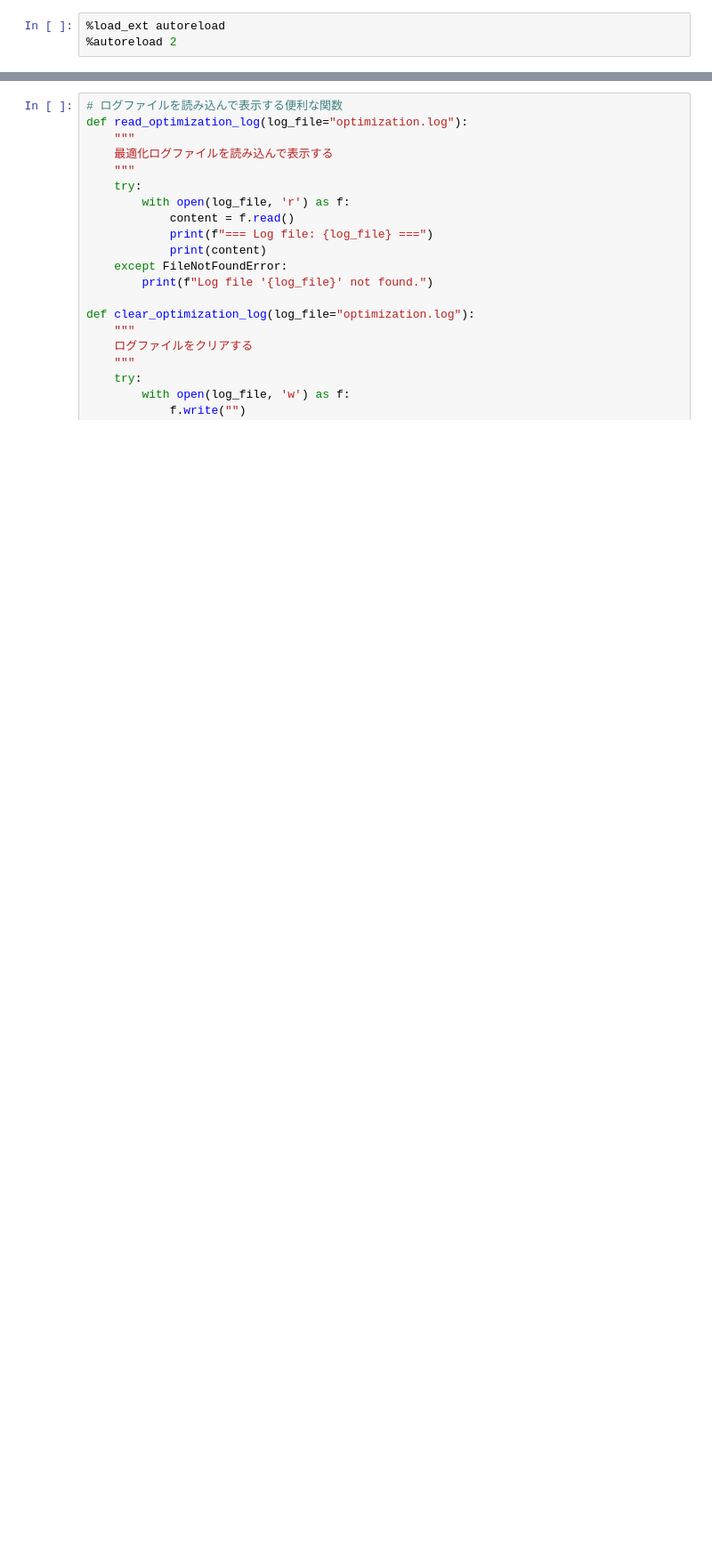
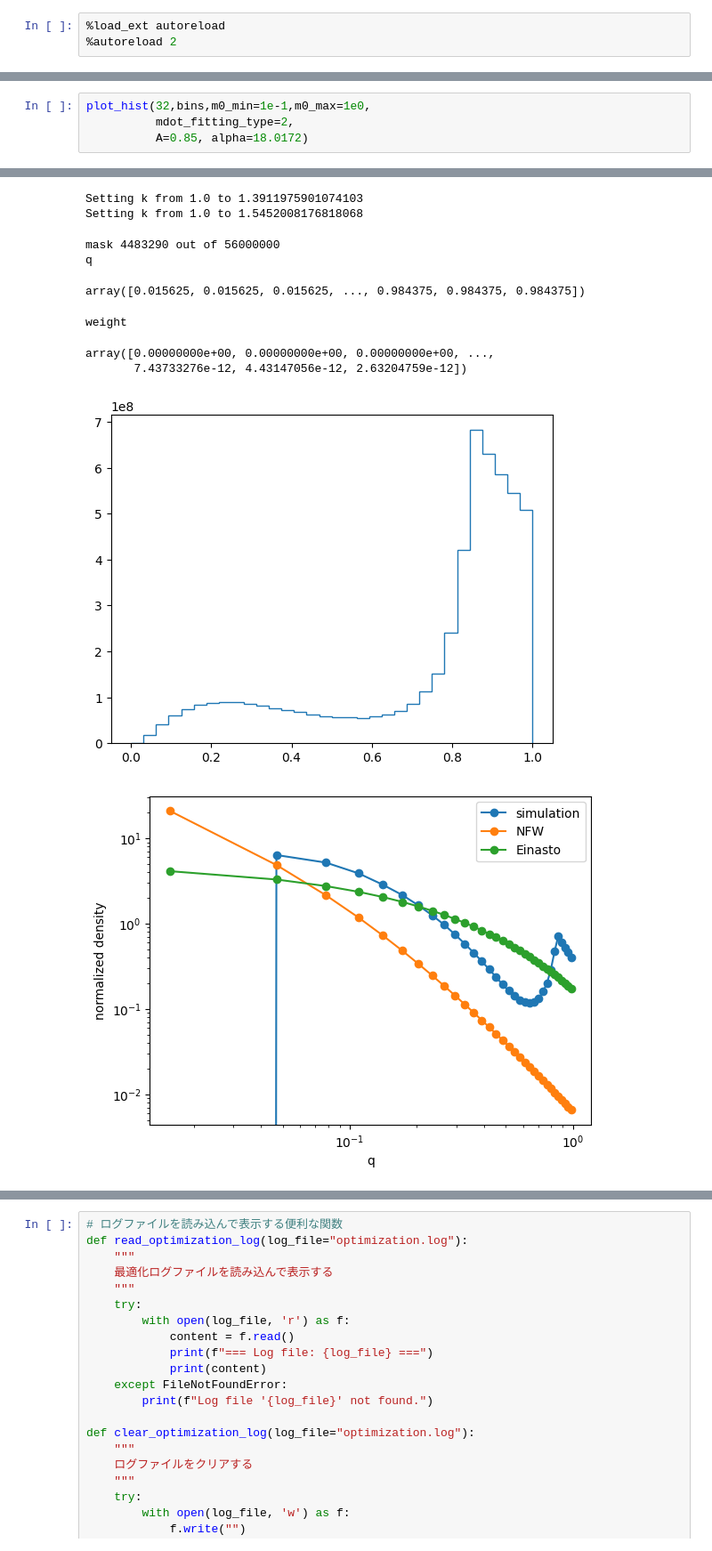
Before and after one commit to gomeshun/sashimi-c, a Jupyter notebook: dev_r_dependent.ipynb, the cells around one changed output, grey strips where cells are left out. Shown at 89% size. Drawn from its saved outputs; the diff is of its cells as text; blank space fills up the shorter version.

```diff
--- a/dev_r_dependent.ipynb
+++ b/dev_r_dependent.ipynb
@@ -151,0 +355,5 @@ Setting k from 1.0 to 1.2469363523742556
+# %%
+plot_hist(32,bins,m0_min=1e-1,m0_max=1e0,
+          mdot_fitting_type=2,
+          A=0.85, alpha=18.0172)
+# %% [output]
@@ -152,3 +387,13 @@ Setting k from 1.0 to 1.2469363523742556
+Setting k from 1.0 to 1.3911975901074103
+Setting k from 1.0 to 1.5452008176818068
+mask 4483290 out of 56000000
+q
+array([0.015625, 0.015625, 0.015625, ..., 0.984375, 0.984375, 0.984375])
+weight
+array([0.00000000e+00, 0.00000000e+00, 0.00000000e+00, ...,
+       7.43733276e-12, 4.43147056e-12, 2.63204759e-12])
+[figure, added]
+[figure, added]
 # %%
 import matplotlib.pyplot as plt
 import numpy as np
```
Also changed, not shown: parts of 12 cells of this notebook.
